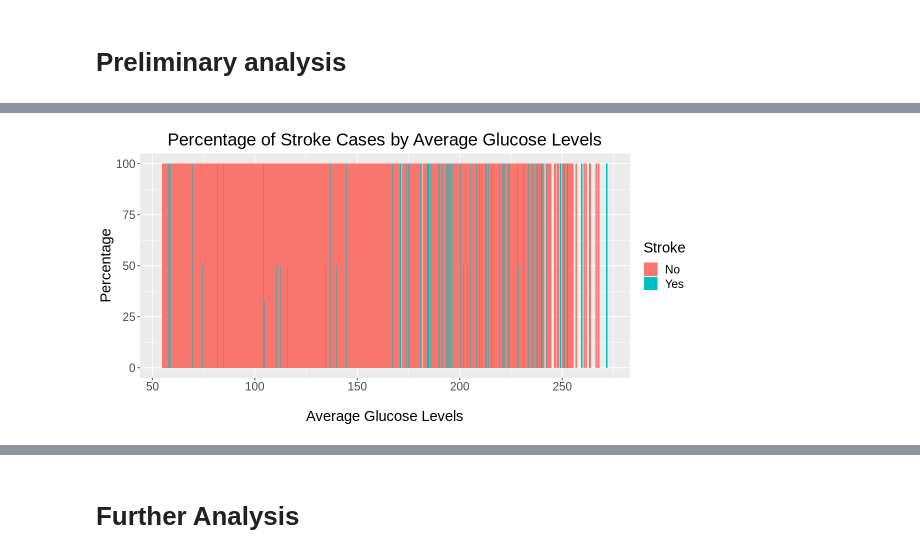
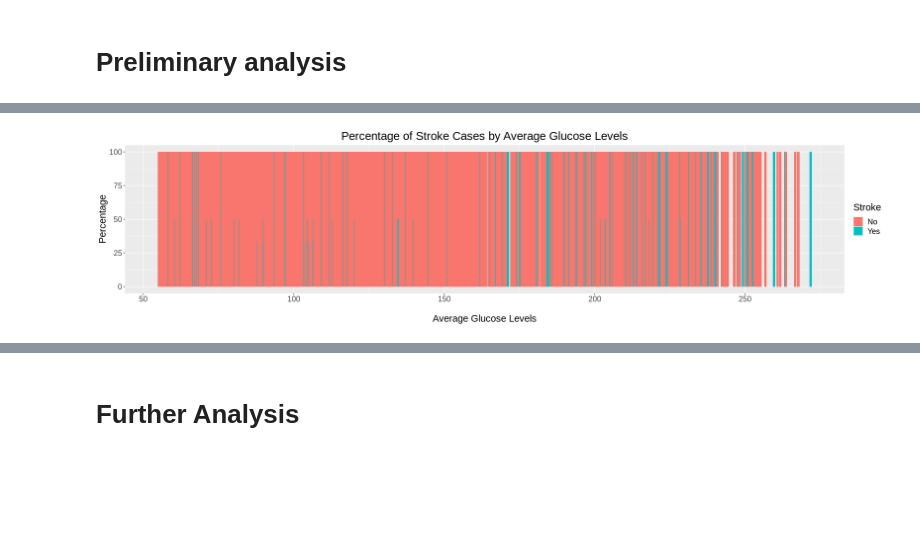
Before and after one commit to 21chanas3/dsci100-group73, a Jupyter notebook: Analysis_only_code.ipynb, the cells around one changed output, grey strips where cells are left out. Saved outputs shown, nothing was run; the diff lists cells and outputs as text; code cells hidden in the pictures; blank space fills up the shorter version.

```diff
--- a/Analysis_only_code.ipynb
+++ b/Analysis_only_code.ipynb
@@ -202,4 +191,6 @@ stroke_residence
 # %%
+options(repr.plot.width = 20, repr.plot.height = 5)
+
 stroke_avg_glucose_level <- stroke %>%
   count(avg_glucose_level, stroke) %>%
   group_by(avg_glucose_level) %>%
@@ -209,5 +200,5 @@ stroke_avg_glucose_level <- stroke %>%
   labs(x = "\nAverage Glucose Levels", y = "Percentage", fill = "Stroke", title = "Percentage of Stroke Cases by Average Glucose Levels") +
   theme(text = element_text(size = 17.5),
     plot.title = element_text(hjust = 0.5))
-stroke_avg_glucose_level
+suppressWarnings(print(stroke_avg_glucose_level))
 # %% [output]
@@ -216,2 +205,2 @@ Warning message:
-[figure, old version]
+[figure, new version]
 # %%
```
Also changed, not shown: parts of 19 cells of this notebook.
